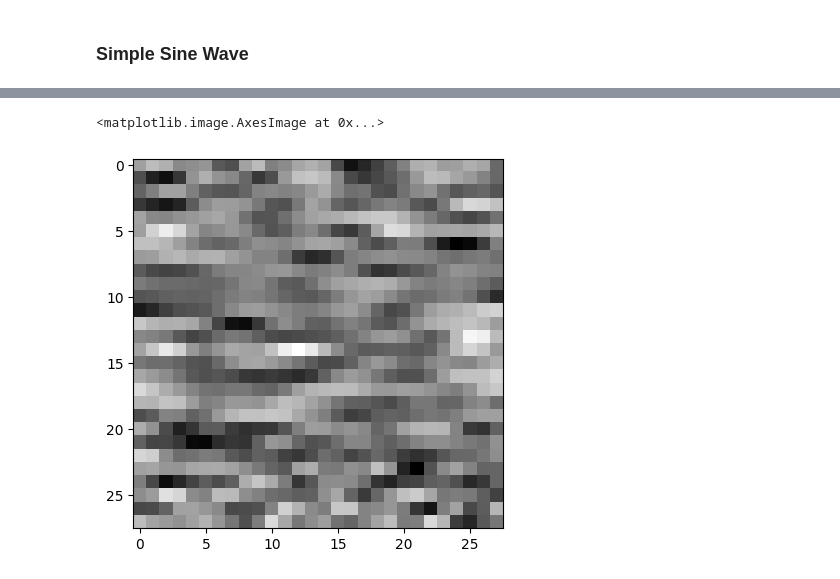
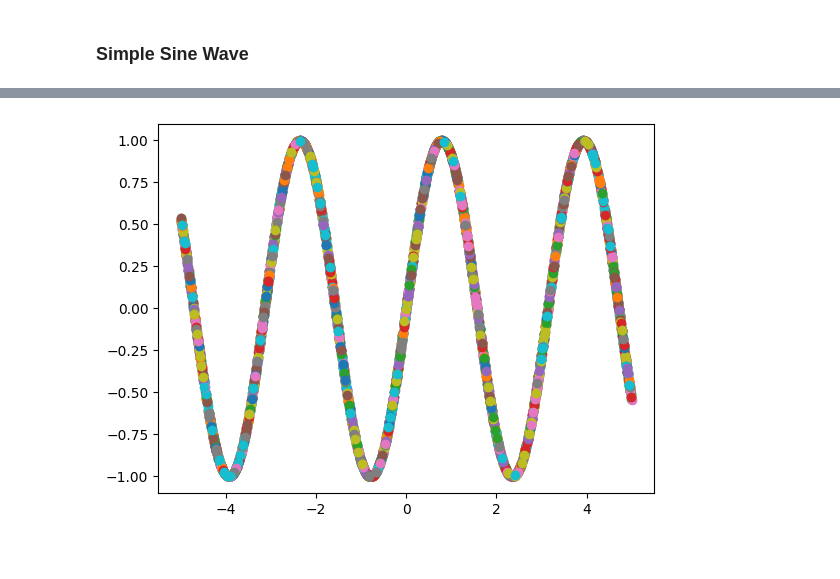
Before and after one commit to chirag-25/CNP, a Jupyter notebook: 1d.ipynb, the cells around one changed output, grey strips where cells are left out. Saved outputs shown, nothing was run; the diff lists cells and outputs as text; code cells hidden in the pictures.

```diff
--- a/1d.ipynb
+++ b/1d.ipynb
@@ -74,8 +125,2 @@ optimizer = optim.Adam(model.parameters(), lr=0.001)
 # %% [markdown]
 ### Simple Sine Wave
-# %%
-def generate_data(num_samples):
-    x = np.random.uniform(-5, 5, num_samples)
-    y = np.sin(x)
-    plt.scatter(x, y)
-    return x, y
@@ -595,6 +127,16 @@ plt.imshow(image.reshape(28, 28), cmap='gray')
-# %%
-predictions=model5(context_x, context_y, target_x)
-plt.imshow(predictions.detach().numpy().reshape(28, 28), cmap='gray')
-# %% [output]
-<matplotlib.image.AxesImage at 0x...>
-[figure, removed]
+# %%
+def generate_data_plot(num_samples, phase_shift = 0, frequency = 1, func = np.sin, amplitude = 1):
+    x = np.random.uniform(-5, 5, num_samples)
+    y = amplitude*func(frequency*x + phase_shift)
+    plt.scatter(x, y)
+    # plt.show()
+    return x, y
+
+def generate_data(num_samples, phase_shift = 0, frequency = 1, func = np.sin, amplitude = 1):
+    x = np.random.uniform(-5, 5, num_samples)
+    y =  amplitude*func(frequency*x + phase_shift)
+    return x, y
+
+training_data =[generate_data_plot(42, 0, 2, np.sin, 1) for i in range(100)]
+# %% [output]
+[figure, added]
```
Also changed, not shown: parts of 56 cells of this notebook, 1 other file.
